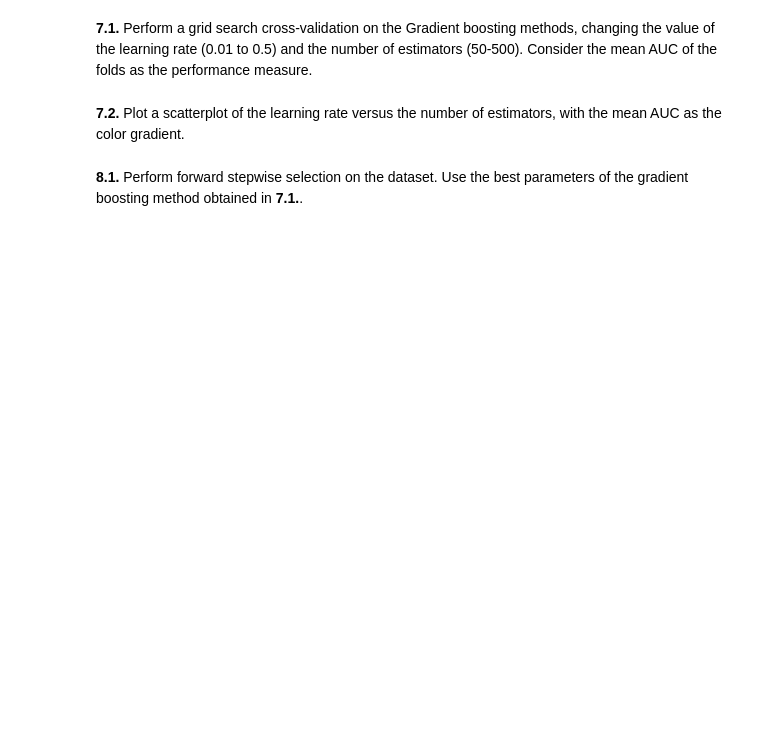
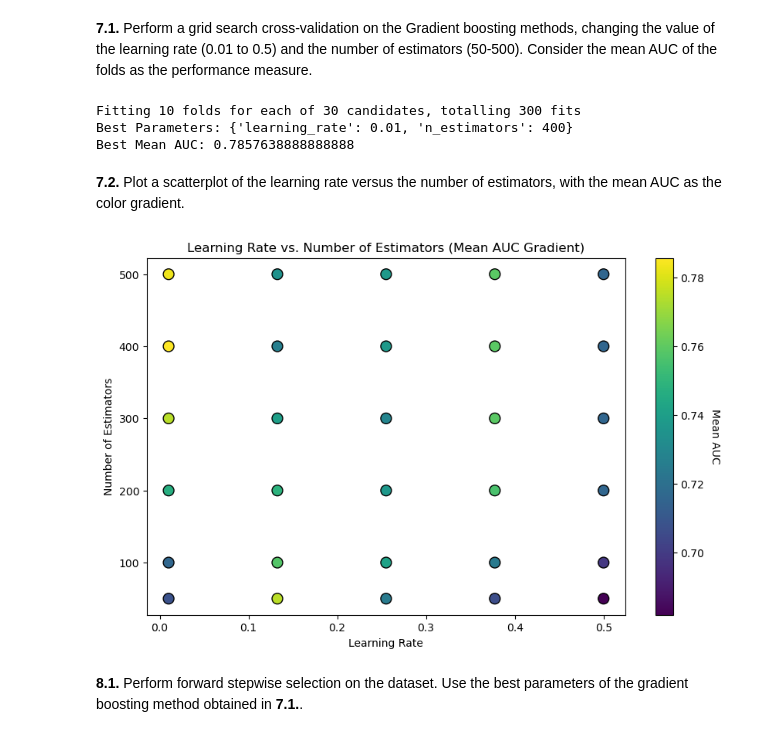
Before and after one commit to Fadialdeeb/AA_G20_As2, a Jupyter notebook: Assignment2_tofill.ipynb, the cells around one changed output. Drawn from its saved outputs; the diff is of its cells as text; code cells hidden in the pictures; blank space fills up the shorter version.

```diff
--- a/Assignment2_tofill.ipynb
+++ b/Assignment2_tofill.ipynb
@@ -187,6 +594,85 @@ query = "SELECT pivoted_lab.*," +\
 # %% [markdown]
 **7.1.** Perform a grid search cross-validation on the Gradient boosting methods, changing the value of the learning rate (0.01 to 0.5) and the number of estimators (50-500). Consider the mean AUC of the folds as the performance measure.
+# %%
+from sklearn.model_selection import GridSearchCV
+from sklearn.metrics import roc_auc_score, make_scorer
+
+gb_model = GradientBoostingClassifier(random_state=42)
+
+
+param_grid = {
+    "learning_rate": np.linspace(0.01, 0.5, 5),
+    "n_estimators": [50, 100, 200, 300, 400, 500]
+}
+
+
+cv = StratifiedKFold(n_splits=10, shuffle=True, random_state=42)
+
+# Use AUC as the scoring metric
+auc_scorer = make_scorer(roc_auc_score, needs_proba=True)
+
+# Set up GridSearchCV
+grid_search = GridSearchCV(
+    estimator=gb_model,
+    param_grid=param_grid,
+    scoring=auc_scorer,
+    cv=cv,
+    verbose=1,  # Show progress
+    n_jobs=-1   # Use all available CPU cores
+)
+
+# Fit the grid search to the data
+grid_search.fit(X, y)
+
+# Get the best parameters and corresponding score
+best_params = grid_search.best_params_
+best_auc = grid_search.best_score_
+
+print("Best Parameters:", best_params)
+print("Best Mean AUC:", best_auc)
+# %% [output]
+Fitting 10 folds for each of 30 candidates, totalling 300 fits
+Best Parameters: {'learning_rate': 0.01, 'n_estimators': 400}
+Best Mean AUC: 0.7857638888888888
 # %% [markdown]
 **7.2.** Plot a scatterplot of the learning rate versus the number of estimators, with the mean AUC as the color gradient.
+# %%
+import matplotlib.pyplot as plt
+import seaborn as sns
+import pandas as pd
+
+results = grid_search.cv_results_
+
+# Create a DataFrame to hold the data
+results_df = pd.DataFrame({
+    "learning_rate": results["param_learning_rate"].data.astype(float),
+    "n_estimators": results["param_n_estimators"].data.astype(int),
+    "mean_auc": results["mean_test_score"]  # Mean AUC for each combination
+})
+
+# Plot the scatterplot
+plt.figure(figsize=(10, 6))
+scatter = plt.scatter(
+    results_df["learning_rate"],
+    results_df["n_estimators"],
+    c=results_df["mean_auc"],
+    cmap="viridis",
+    s=100,  # Size of markers
+    edgecolor="k",  # Black border for markers
+)
+
+# Add color bar
+cbar = plt.colorbar(scatter)
+cbar.set_label("Mean AUC", rotation=270, labelpad=15)
+
+# Add labels and title
+plt.xlabel("Learning Rate")
+plt.ylabel("Number of Estimators")
+plt.title("Learning Rate vs. Number of Estimators (Mean AUC Gradient)")
+
+# Show the plot
+plt.show()
+# %% [output]
+[figure, added]
 # %% [markdown]
 **8.1.** Perform forward stepwise selection on the dataset. Use the best parameters of the gradient boosting method obtained in **7.1.**.
```
Also changed, not shown: parts of 24 cells of this notebook.
